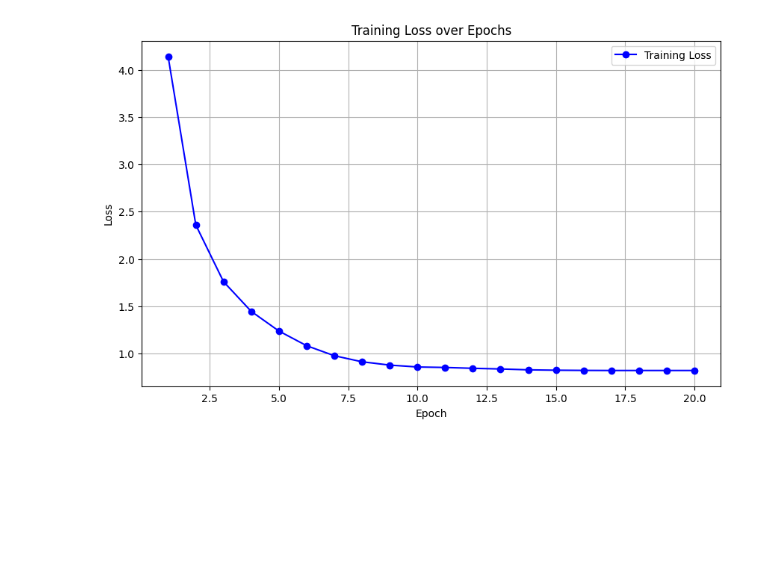
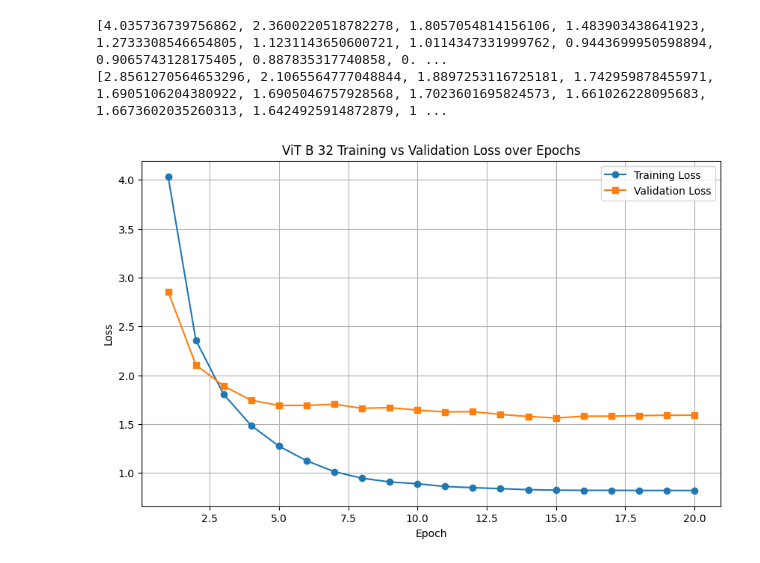
Before and after one commit to branisk/Geo-Guessrs, a Jupyter notebook: models/vit_b_16_base/vit_b_16_tuned.ipynb, the cells around one changed output. Drawn from its saved outputs; the diff is of its cells as text; code cells hidden in the pictures; blank space fills up the shorter version.

```diff
--- a/models/vit_b_16_base/vit_b_16_tuned.ipynb
+++ b/models/vit_b_16_base/vit_b_16_tuned.ipynb
@@ -212,70 +273,19 @@ Test Accuracy: 81.82%
+# %%
+print(train_loss_list)
+print(val_loss_list)
+# %% [output]
+[4.035736739756862, 2.3600220518782278, 1.8057054814156106, 1.483903438641923, 1.2733308546654805, 1.1231143650600721, 1.0114347331999762, 0.9443699950598894, 0.9065743128175405, 0.887835317740858, 0. ...
+[2.8561270564653296, 2.1065564777048844, 1.8897253116725181, 1.742959878455971, 1.6905106204380922, 1.6905046757928568, 1.7023601695824573, 1.661026228095683, 1.6673602035260313, 1.6424925914872879, 1 ...
 # %%
-import matplotlib.pyplot as plt
-
-# Raw output logs
-log_data = """
-EPOCH: 1
-Loss: 4.141 (4.141)
-EPOCH: 2
-Loss: 2.359 (3.250)
-EPOCH: 3
-Loss: 1.760 (2.753)
-EPOCH: 4
-Loss: 1.446 (2.426)
-EPOCH: 5
-Loss: 1.238 (2.189)
-EPOCH: 6
-Loss: 1.083 (2.004)
-EPOCH: 7
-Loss: 0.977 (1.858)
-EPOCH: 8
-Loss: 0.913 (1.740)
-EPOCH: 9
-Loss: 0.878 (1.644)
-EPOCH: 10
-Loss: 0.858 (1.565)
-EPOCH: 11
-Loss: 0.853 (1.500)
-EPOCH: 12
-Loss: 0.844 (1.446)
-EPOCH: 13
-Loss: 0.837 (1.399)
-EPOCH: 14
-Loss: 0.828 (1.358)
-EPOCH: 15
-Loss: 0.824 (1.322)
-EPOCH: 16
-Loss: 0.822 (1.291)
-EPOCH: 17
-Loss: 0.821 (1.264)
-EPOCH: 18
-Loss: 0.821 (1.239)
-EPOCH: 19
-Loss: 0.821 (1.217)
-EPOCH: 20
-Loss: 0.821 (1.197)
-"""
-
-epochs = []
-losses = []
-
-# Parse the logs
-for line in log_data.strip().split('\n'):
-    if line.startswith("EPOCH:"):
-        epochs.append(int(line.split(":")[1].strip()))
-    elif line.startswith("Loss:"):
-        # Extract the first number (current epoch loss)
-        loss_val = float(line.split()[1])
-        losses.append(loss_val)
-
-# Plot
+# --- Plotting ---
 plt.figure(figsize=(10, 6))
-plt.plot(epochs, losses, marker='o', linestyle='-', color='b', label='Training Loss')
-plt.title('Training Loss over Epochs')
+plt.plot(range(1, num_epochs + 1), train_loss_list, marker='o', label='Training Loss')
+plt.plot(range(1, num_epochs + 1), val_loss_list, marker='s', label='Validation Loss')
+plt.title('ViT B 32 Training vs Validation Loss over Epochs')
 plt.xlabel('Epoch')
 plt.ylabel('Loss')
 plt.grid(True)
 plt.legend()
 plt.show()
 # %% [output]
-[figure, old version]
+[figure, new version]
```
Also changed, not shown: parts of 5 cells of this notebook, 1 other file.
